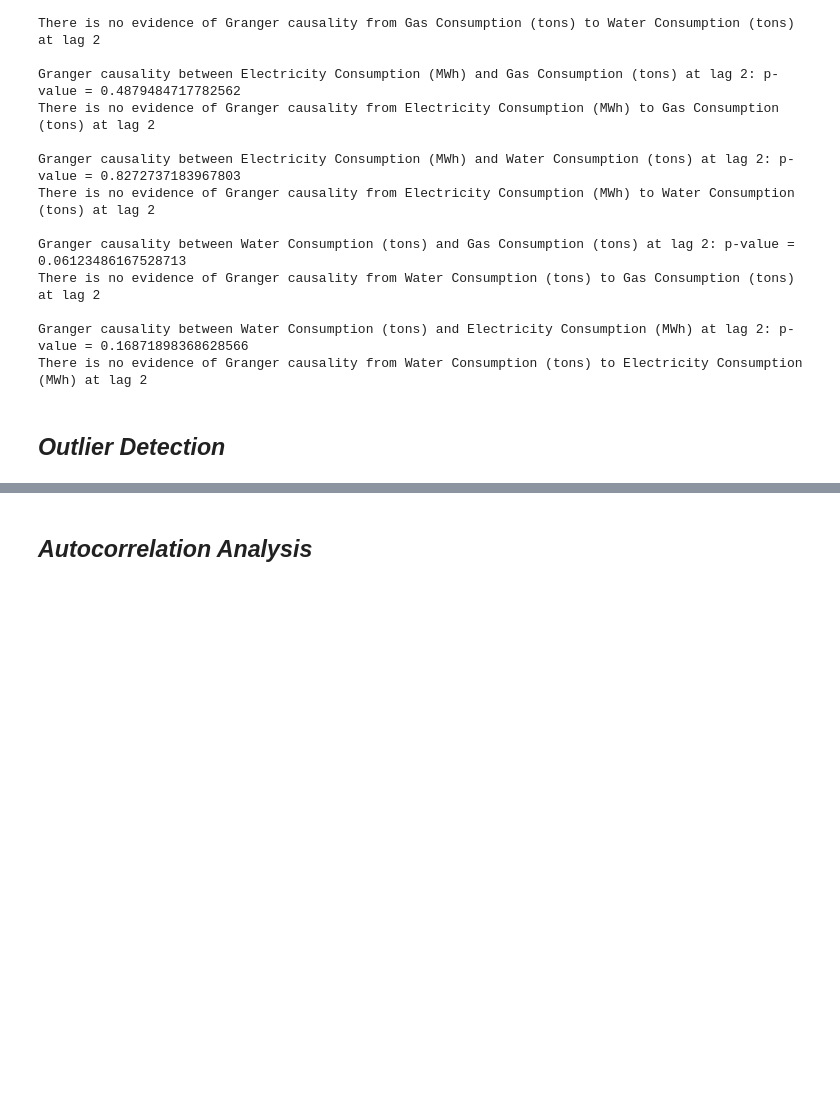
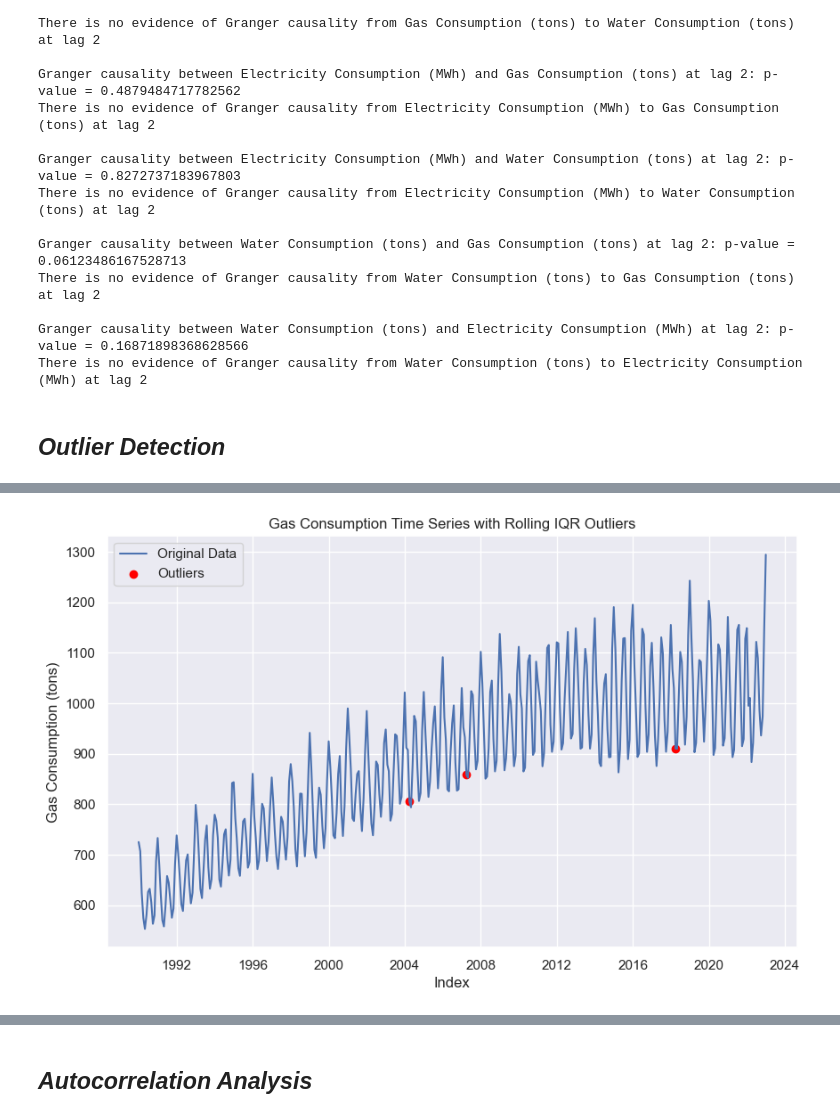
Before and after one commit to ahmakhoo/Forecasting-Clustering-Project, a Jupyter notebook: CA2 part 1.ipynb, the cells around one changed output, grey strips where cells are left out. Drawn from its saved outputs; the diff is of its cells as text; code cells hidden in the pictures; blank space fills up the shorter version.

```diff
--- a/CA2 part 1.ipynb
+++ b/CA2 part 1.ipynb
@@ -715,0 +730,24 @@ Name: Gas Consumption (tons), dtype: float64
+# %%
+# Example usage
+time_series = df['Electricity Consumption (MWh)']
+outliers = detect_rolling_outliers_iqr(time_series)
+
+# Print the true outlier values
+outlier_values = time_series[outliers]
+outliers_df = pd.DataFrame({'Outlier Values': outlier_values})
+
+#outliers_df
+
+plt.figure(figsize=(10, 6))
+plt.plot(time_series, label='Original Data')
+
+# Plot the outliers
+plt.scatter(outliers_df.index, outliers_df['Outlier Values'], color='red', label='Outliers')
+
+plt.xlabel('Index')
+plt.ylabel('Gas Consumption (tons)')
+plt.title('Gas Consumption Time Series with Rolling IQR Outliers')
+plt.legend()
+plt.show()
+# %% [output]
+[figure, added]
```
Also changed, not shown: parts of 6 cells of this notebook.
